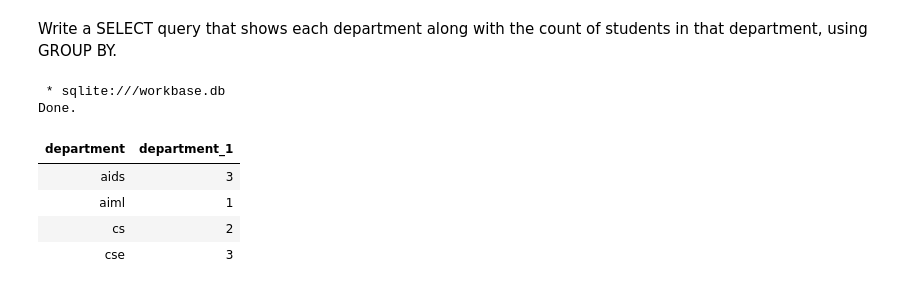
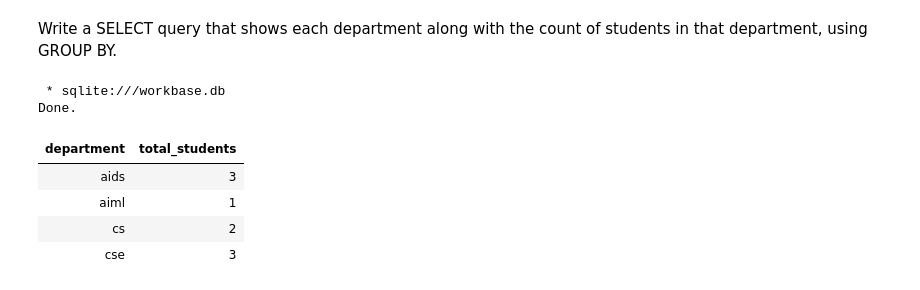
Before and after one commit to ChashmithaSree/Creation-of-Workforce-Insights-Dashboard-for-Employee-Skill-and-Analytics, a Jupyter notebook: sql.ipynb, the cells around one changed output. Drawn from its saved outputs; the diff is of its cells as text; code cells hidden in the pictures.

```diff
--- a/sql.ipynb
+++ b/sql.ipynb
@@ -260,11 +260,11 @@ Write a SELECT query that shows each department along with the
 count of students in that department, using GROUP BY.
 # %%
 %%sql
-SELECT department, COUNT(*) department FROM learners GROUP BY department;
+SELECT department, COUNT(*) total_students FROM learners GROUP BY department;
 # %% [output]
  * sqlite:///workbase.db
 Done.
-| department | department_1 |
+| department | total_students |
 | aids | 3 |
 | aiml | 1 |
 | cs | 2 |
```
